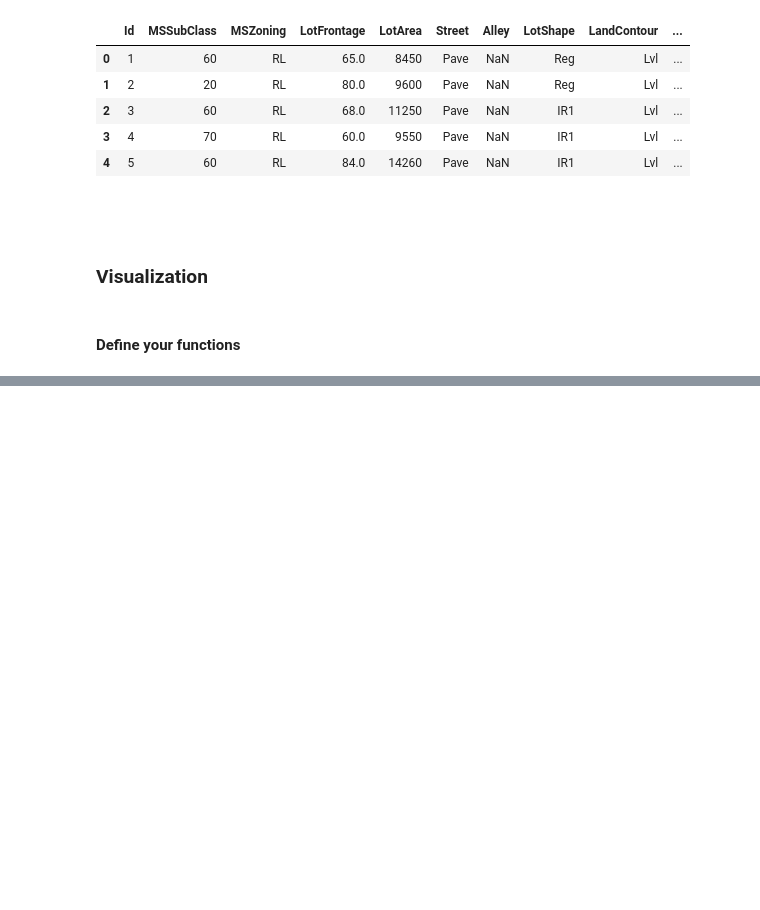
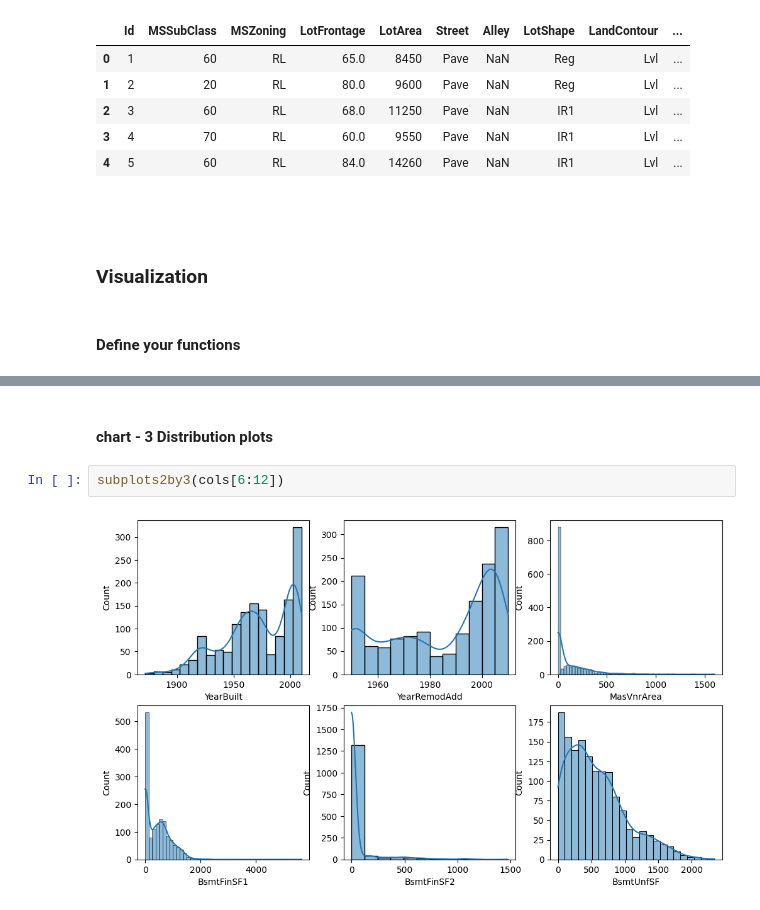
Before and after one commit to mdismailquraishicse/house_price_prediction_kaggle, a Jupyter notebook: house_price_prediction.ipynb, the cells around one changed output, grey strips where cells are left out. Saved outputs shown, nothing was run; the diff lists cells and outputs as text; blank space fills up the shorter version.

```diff
--- a/house_price_prediction.ipynb
+++ b/house_price_prediction.ipynb
@@ -317,0 +318,6 @@ subplots2by3(cols=cols[1:7])
+# %% [markdown]
+#### chart - 3 Distribution plots
+# %%
+subplots2by3(cols[6:12])
+# %% [output]
+[figure, added]
```
Also changed, not shown: parts of 20 cells of this notebook.
